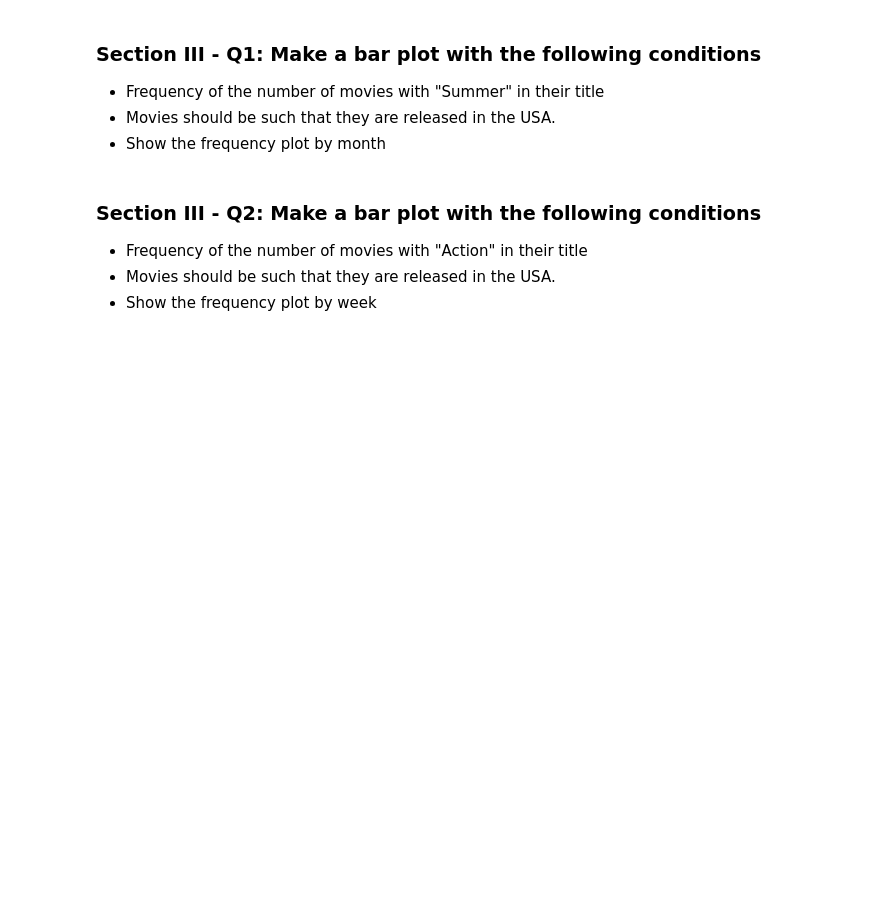
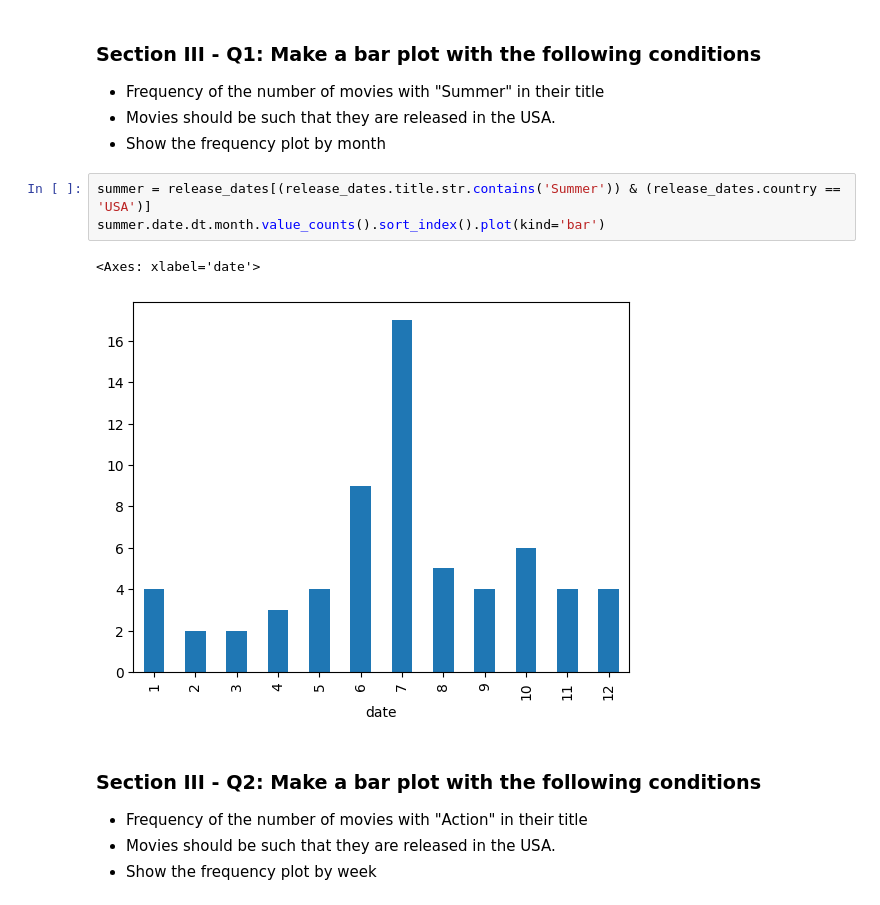
Before and after one commit to jeffreyding18/mec-mini-projects, a Jupyter notebook: mec-5.3.10-data-wranging-with-pandas-mini-project/Mini_Project_Data_Wrangling_Pandas.ipynb, the cells around one changed output. Cells and saved outputs as stored; diff of their text form; blank space fills up the shorter version.

```diff
--- a/mec-5.3.10-data-wranging-with-pandas-mini-project/Mini_Project_Data_Wrangling_Pandas.ipynb
+++ b/mec-5.3.10-data-wranging-with-pandas-mini-project/Mini_Project_Data_Wrangling_Pandas.ipynb
@@ -500,6 +616,12 @@ christmas.date.dt.month.value_counts().sort_index().plot(kind='bar')
 - Frequency of the number of movies with "Summer" in their title
 - Movies should be such that they are released in the USA.
 - Show the frequency plot by month
+# %%
+summer = release_dates[(release_dates.title.str.contains('Summer')) & (release_dates.country == 'USA')]
+summer.date.dt.month.value_counts().sort_index().plot(kind='bar')
+# %% [output]
+<Axes: xlabel='date'>
+[figure, added]
 # %% [markdown]
 ### Section III - Q2: Make a bar plot with the following conditions
 - Frequency of the number of movies with "Action" in their title
```
Also changed, not shown: parts of 14 cells of this notebook.
